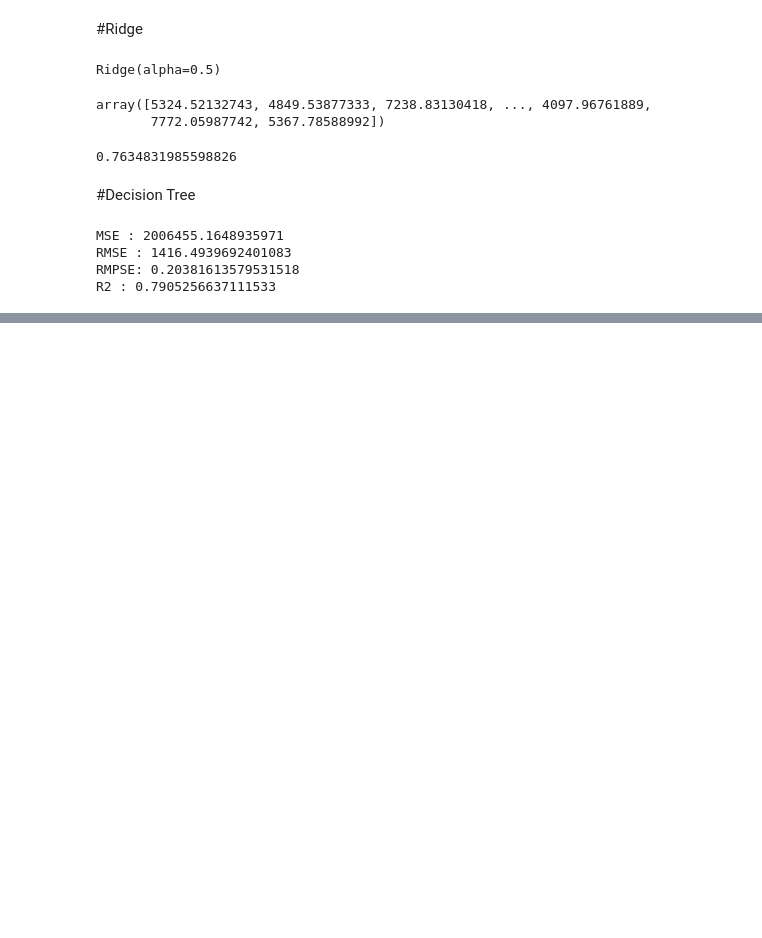
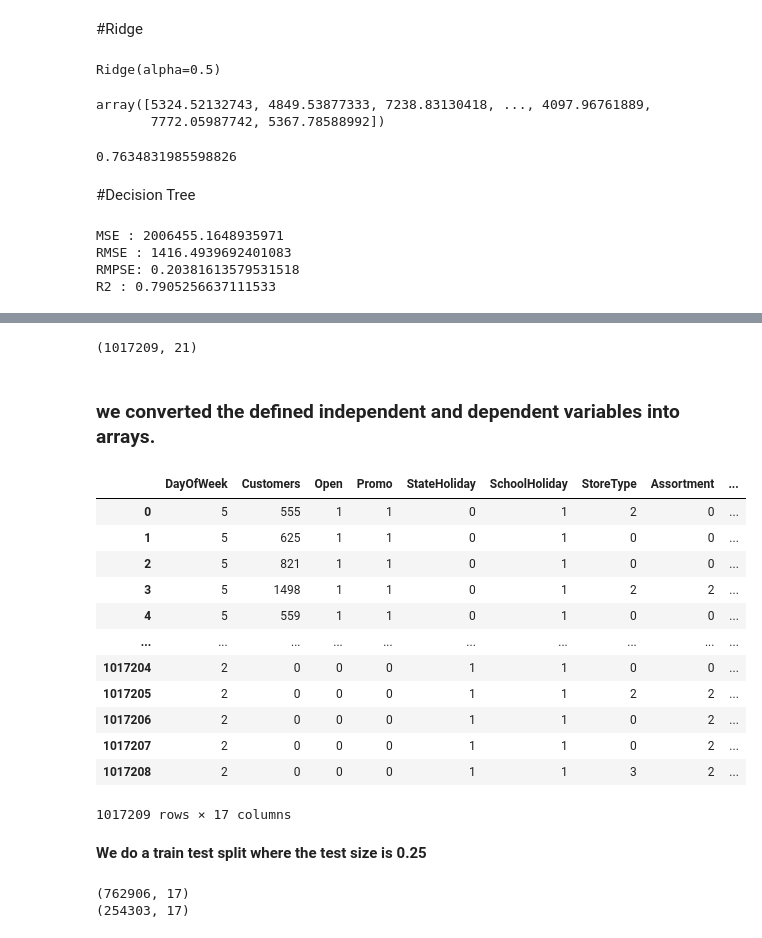
Before and after one commit to Kumarisimran626/S.K-Retail_sales_prediction, a Jupyter notebook: S_K_Retail_sales_prediction.ipynb, the cells around one changed output, grey strips where cells are left out. Saved outputs shown, nothing was run; the diff lists cells and outputs as text; code cells hidden in the pictures; blank space fills up the shorter version.

```diff
--- a/S_K_Retail_sales_prediction.ipynb
+++ b/S_K_Retail_sales_prediction.ipynb
@@ -1051,0 +1029,2 @@ R2 : 0.7905256637111533
+# %%
+final_1 = pd.get_dummies(final_1, columns=['PromoInterval'])
@@ -1051,0 +1041,12 @@ R2 : 0.7905256637111533
+# %%
+final_1.shape
+# %% [output]
+(1017209, 21)
+# %% [markdown]
+### we converted the defined independent and dependent variables into arrays.
+# %%
+# defining dependent variable
+dep_var = 'Sales'
+
+# defining independent variable
+indep_var = final_1.columns.drop(['Store', 'Promo2SinceYear','Date','Sales'])
@@ -1051,0 +1059,26 @@ R2 : 0.7905256637111533
+# %%
+final_1[indep_var]
+# %% [output]
+|  | DayOfWeek | Customers | Open | Promo | StateHoliday | SchoolHoliday | StoreType | Assortment | ... |
+| 0 | 5 | 555 | 1 | 1 | 0 | 1 | 2 | 0 | ... |
+| 1 | 5 | 625 | 1 | 1 | 0 | 1 | 0 | 0 | ... |
+| 2 | 5 | 821 | 1 | 1 | 0 | 1 | 0 | 0 | ... |
+| 3 | 5 | 1498 | 1 | 1 | 0 | 1 | 2 | 2 | ... |
+| 4 | 5 | 559 | 1 | 1 | 0 | 1 | 0 | 0 | ... |
+| ... | ... | ... | ... | ... | ... | ... | ... | ... | ... |
+| 1017204 | 2 | 0 | 0 | 0 | 1 | 1 | 0 | 0 | ... |
+| 1017205 | 2 | 0 | 0 | 0 | 1 | 1 | 2 | 2 | ... |
+| 1017206 | 2 | 0 | 0 | 0 | 1 | 1 | 0 | 2 | ... |
+| 1017207 | 2 | 0 | 0 | 0 | 1 | 1 | 0 | 2 | ... |
+| 1017208 | 2 | 0 | 0 | 0 | 1 | 1 | 3 | 2 | ... |
+1017209 rows × 17 columns
+# %% [markdown]
+**We do a train test split where the test size is 0.25**
+# %%
+# splitting the dataset
+U_train, U_test, v_train, v_test = train_test_split(U, v, test_size=0.25, random_state = 0)
+print(U_train.shape)
+print(U_test.shape)
+# %% [output]
+(762906, 17)
+(254303, 17)
```
Also changed, not shown: parts of 13 cells of this notebook.
